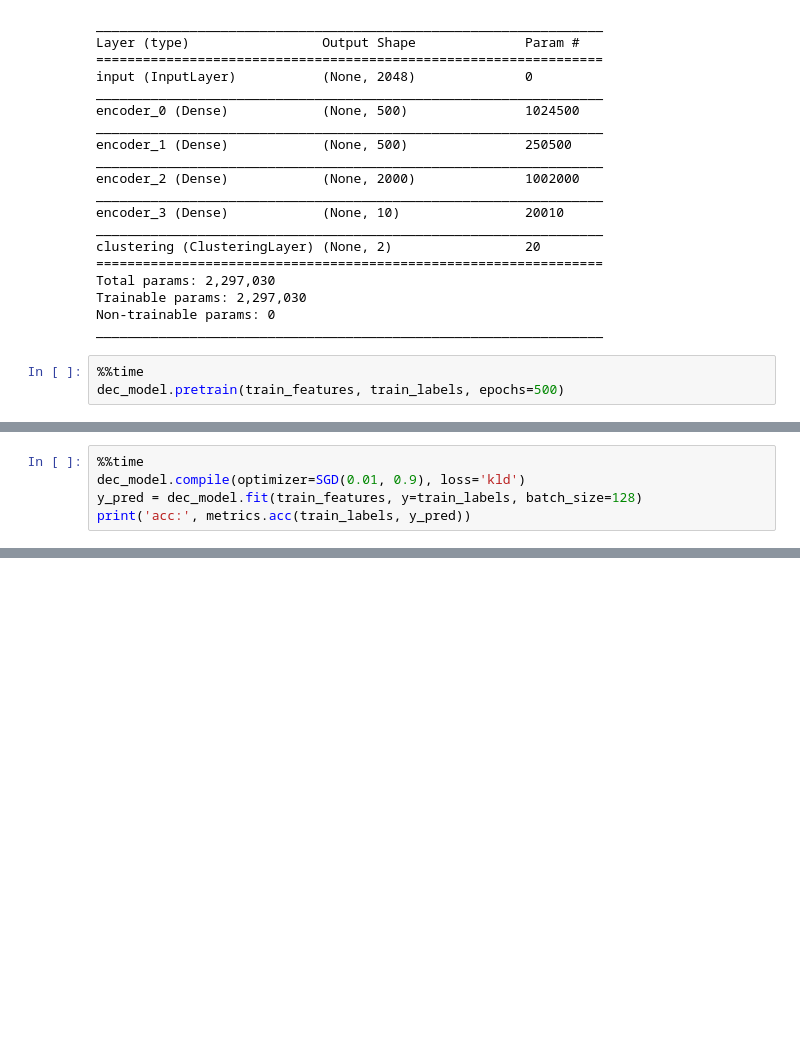
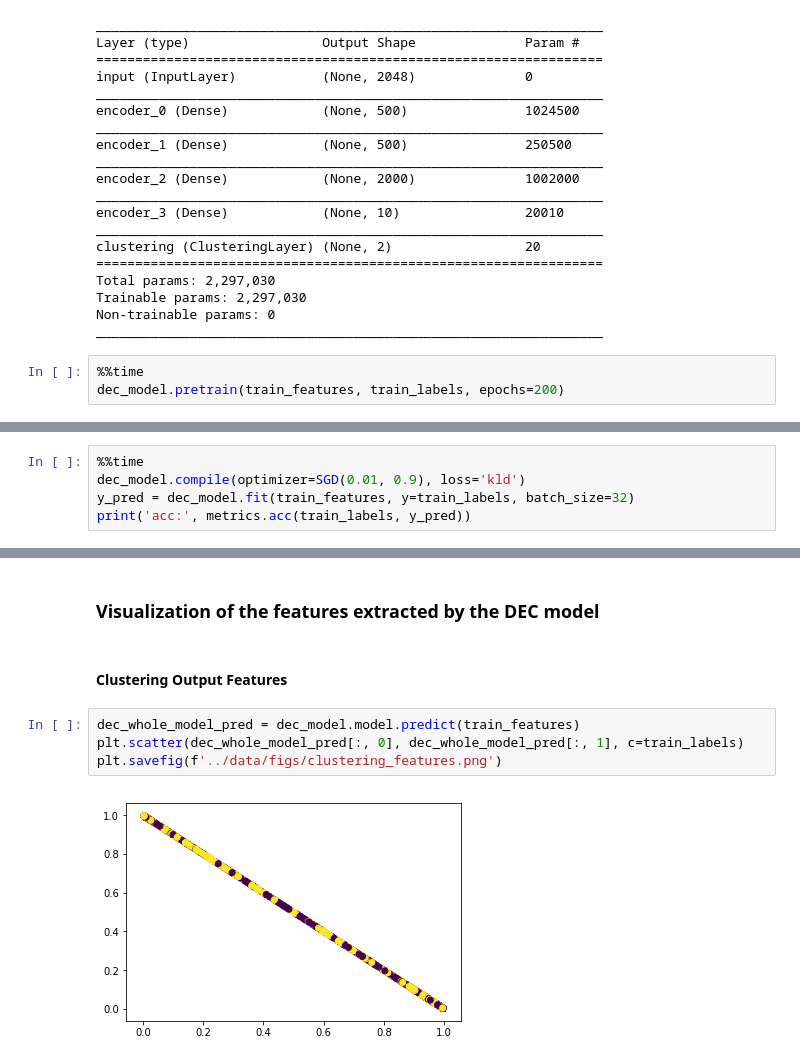
Before and after one commit to goelsaksham/Zooniverse_CNN_Clustering, a Jupyter notebook: src/Galaxy Zoo Xception DEC.ipynb, the cells around one changed output, grey strips where cells are left out. Saved outputs shown, nothing was run; the diff lists cells and outputs as text; blank space fills up the shorter version.

```diff
--- a/src/Galaxy Zoo Xception DEC.ipynb
+++ b/src/Galaxy Zoo Xception DEC.ipynb
@@ -333,6 +333,6 @@ Non-trainable params: 0
 _________________________________________________________________
 # %%
 %%time
-dec_model.pretrain(train_features, train_labels, epochs=500)
+dec_model.pretrain(train_features, train_labels, epochs=200)
 # %% [output]
 ...Pretraining...
@@ -355,5 +355,5 @@ Epoch 319/500
 # %%
 %%time
 dec_model.compile(optimizer=SGD(0.01, 0.9), loss='kld')
-y_pred = dec_model.fit(train_features, y=train_labels, batch_size=128)
+y_pred = dec_model.fit(train_features, y=train_labels, batch_size=32)
 print('acc:', metrics.acc(train_labels, y_pred))
@@ -359,0 +378,10 @@ print('acc:', metrics.acc(train_labels, y_pred))
+# %% [markdown]
+### Visualization of the features extracted by the DEC model
+# %% [markdown]
+#### Clustering Output Features
+# %%
+dec_whole_model_pred = dec_model.model.predict(train_features)
+plt.scatter(dec_whole_model_pred[:, 0], dec_whole_model_pred[:, 1], c=train_labels)
+plt.savefig(f'../data/figs/clustering_features.png')
+# %% [output]
+[figure, added]
```
Also changed, not shown: parts of 12 cells of this notebook, 11 other files.
